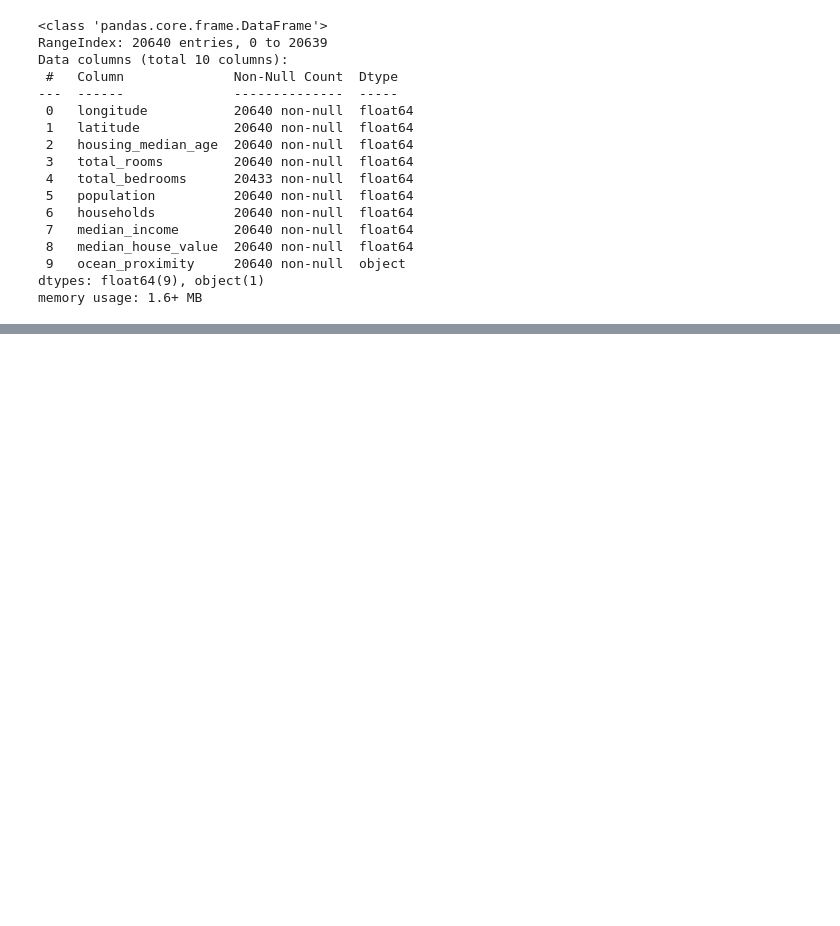
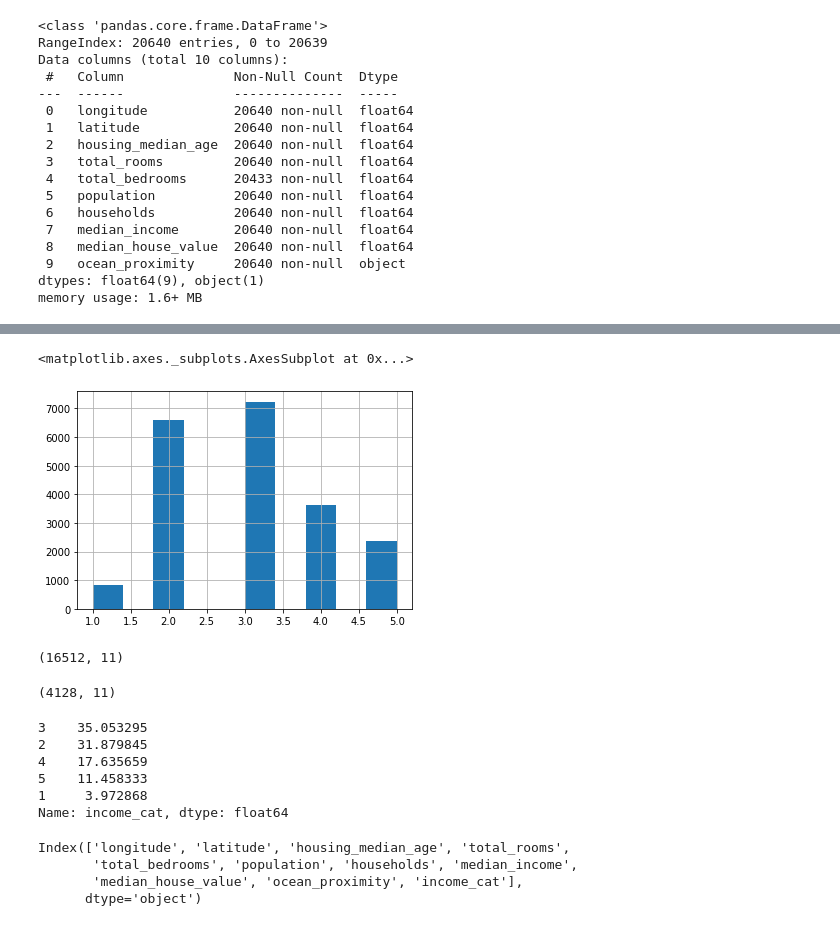
Before and after one commit to subbuvidyasekar/FlyingEagle, a Jupyter notebook: First_Model.ipynb, the cells around one changed output, grey strips where cells are left out. Cells and saved outputs as stored; diff of their text form; code cells hidden in the pictures; blank space fills up the shorter version.

```diff
--- a/First_Model.ipynb
+++ b/First_Model.ipynb
@@ -31,0 +55,9 @@ memory usage: 1.6+ MB
+# %%
+# income category
+data["income_cat"] = pd.cut(data["median_income"],
+                               bins=[0., 1.5, 3.0, 4.5, 6., np.inf],
+                               labels=[1, 2, 3, 4, 5])
+data['income_cat'].hist()
+# %% [output]
+<matplotlib.axes._subplots.AxesSubplot at 0x...>
+[figure, added]
@@ -31,0 +71,24 @@ memory usage: 1.6+ MB
+# %%
+strat_train_set.shape
+# %% [output]
+(16512, 11)
+# %%
+strat_test_set.shape
+# %% [output]
+(4128, 11)
+# %%
+strat_test_set['income_cat'].value_counts()/len(strat_test_set)*100
+# %% [output]
+3    35.053295
+2    31.879845
+4    17.635659
+5    11.458333
+1     3.972868
+Name: income_cat, dtype: float64
+# %%
+strat_train_set.columns
+# %% [output]
+Index(['longitude', 'latitude', 'housing_median_age', 'total_rooms',
+       'total_bedrooms', 'population', 'households', 'median_income',
+       'median_house_value', 'ocean_proximity', 'income_cat'],
+      dtype='object')
```
Also changed, not shown: parts of 13 cells of this notebook.
